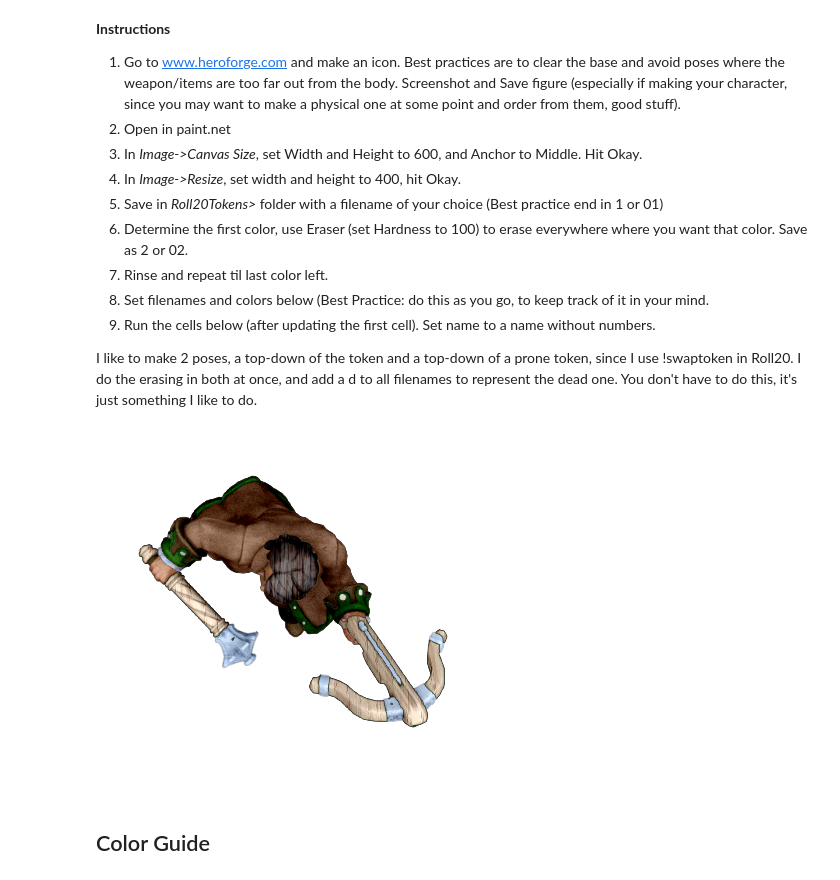
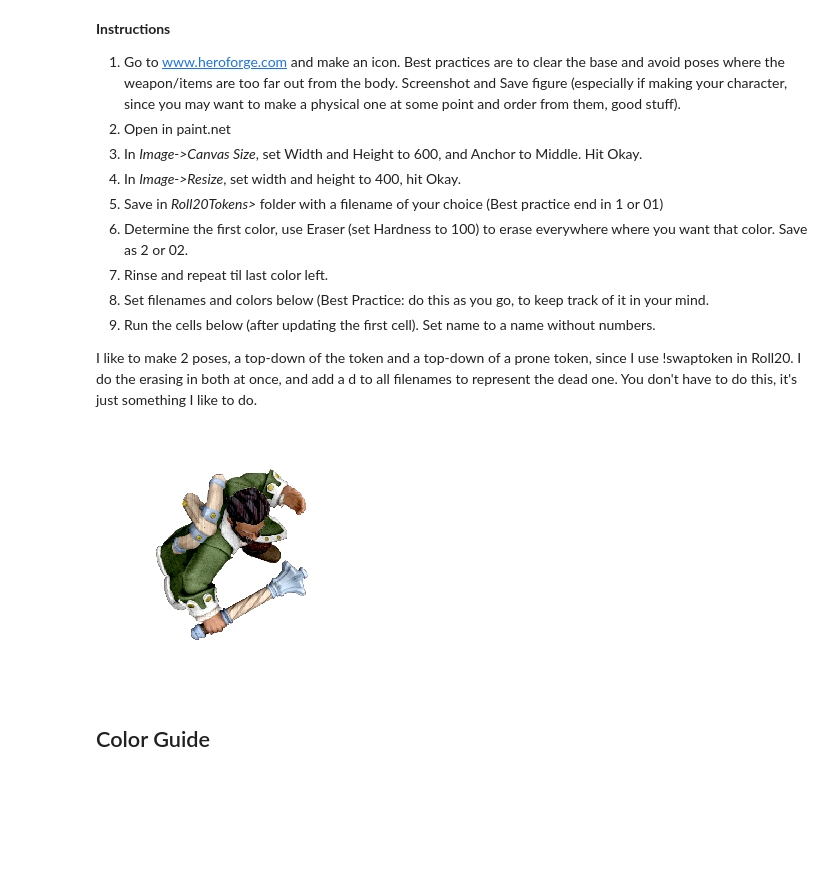
Before and after one commit to NeverForged/Roll20Tokens, a Jupyter notebook: roll20tokenmaker.ipynb, the cells around one changed output. Saved outputs shown, nothing was run; the diff lists cells and outputs as text; code cells hidden in the pictures; blank space fills up the shorter version.

```diff
--- a/roll20tokenmaker.ipynb
+++ b/roll20tokenmaker.ipynb
@@ -145,24 +145,25 @@ def run_it(lst, name):
     fig.savefig('{}.png'.format(name), format='png', frameon=False,
                              bbox_inches='tight', transparent=True)
     plt.show()
-# %%
-lst =[
-
-     ('thug_01', 'b0c4de', 'steel')
-    ,('thug_02', 'C6D0D6', 'brass')
-    ,('thug_03', '504444', 'hair')
-    ,('thug_04', 'cf9a7c', 'skin')
-    ,('thug_05', '624a2e', 'leather')
-    ,('thug_06', '195905', 'linen')
-    ,('thug_07', 'e2ccb5', 'oak')
-    ,('thug_08', '906a54', 'leather')
-    ,('thug_09', '195905', 'leather')
-    ]
-name="Sir Janys"
-
-run_it(lst, name)
-# %% [output]
-[figure, removed]
+# %%
+lst =[
+
+     ('thug_01','b5a642', 'brass')
+    ,('thug_02','2C222B', 'hair')
+    ,('thug_03','624a2e', 'leather')
+    ,('thug_04','faf0e6', 'linen')
+    ,('thug_05','764B3B', 'wool')
+    ,('thug_06','b0c4de', 'steel')
+    ,('thug_07','e2ccb5', 'ash')
+    ,('thug_08','cf9a7c', 'skin')
+    ,('thug_09','ffffff', 'leather')
+    ,('thug_10','64774A', 'leather')
+    ]
+name="Sir Gerald"
+
+run_it(lst, name)
+# %% [output]
+[figure, added]
 # %% [markdown]
 ## Color Guide
 # %% [markdown]
```
Also changed, not shown: 18 other files.
